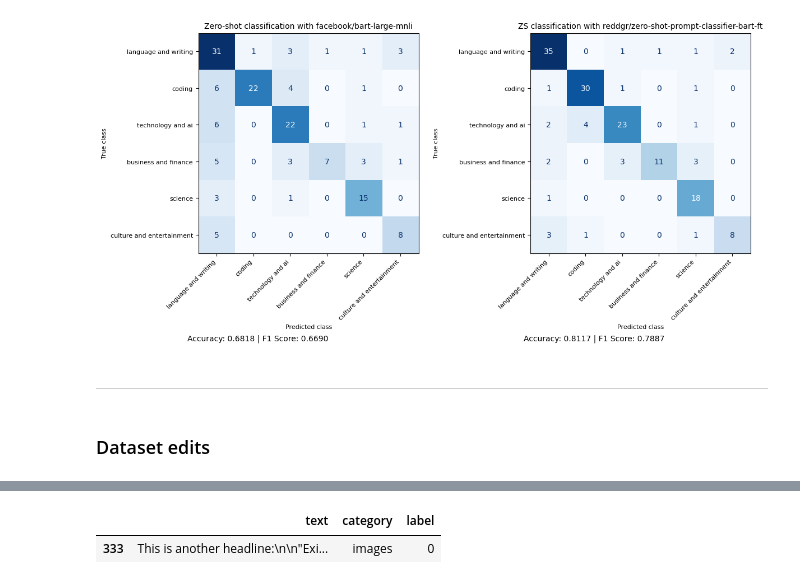
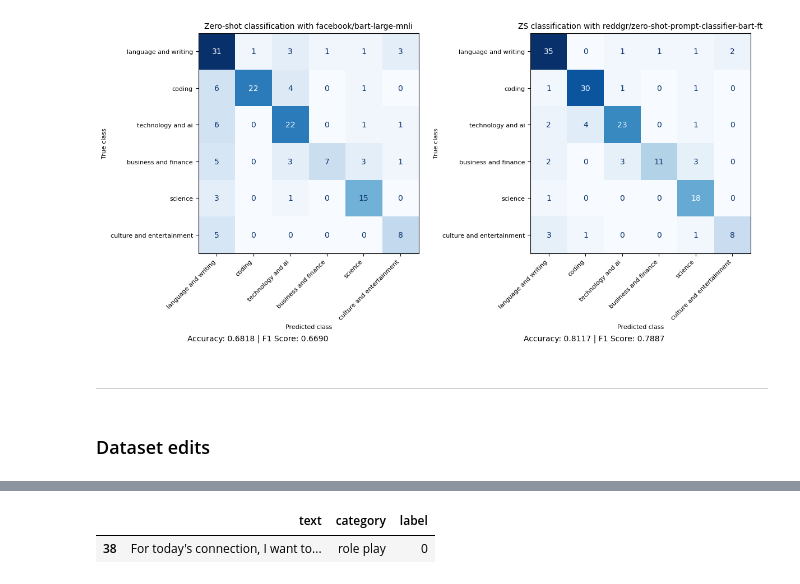
Before and after one commit to reddgr/zero-shot-text-classification, a Jupyter notebook: 02-zero-shot-prompt-classifier-tests.ipynb, the cells around one changed output, grey strips where cells are left out. Saved outputs shown, nothing was run; the diff lists cells and outputs as text; code cells hidden in the pictures.

```diff
--- a/02-zero-shot-prompt-classifier-tests.ipynb
+++ b/02-zero-shot-prompt-classifier-tests.ipynb
@@ -414,6 +414,6 @@ Entailments examples:
 # %%
-text = "This is another headline"
+text = "recommend a book I read, which I believe people"
 test_dataset_df[test_dataset_df['text'].str.contains(text)]
 # %% [output]
 |  | text | category | label |
-| 333 | This is another headline:\n\n"Exi... | images | 0 |
+| 38 | For today's connection, I want to... | role play | 0 |
```
Also changed, not shown: parts of 5 cells of this notebook, 1 other file.
